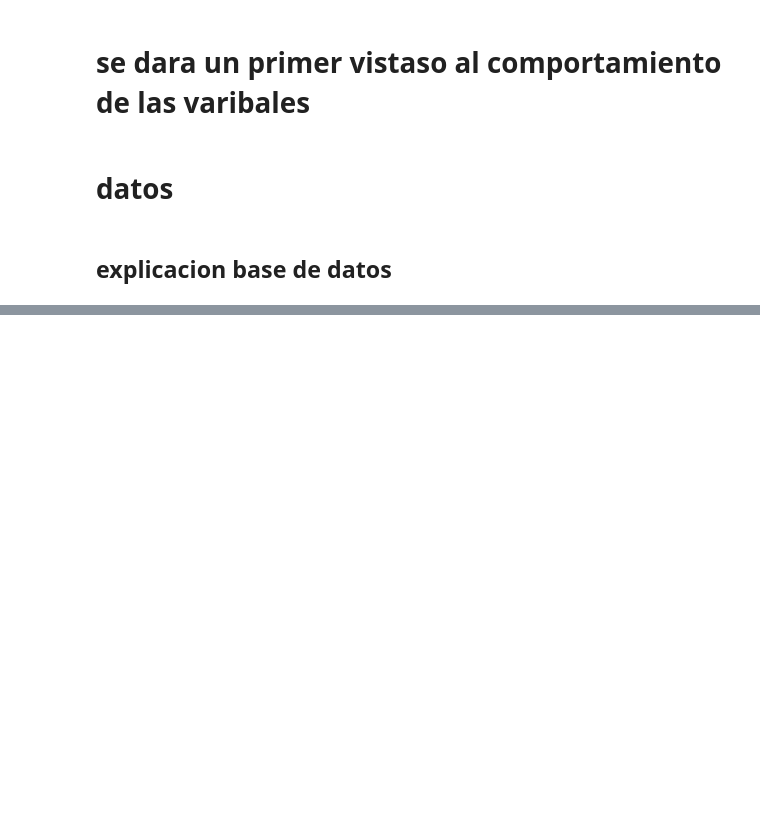
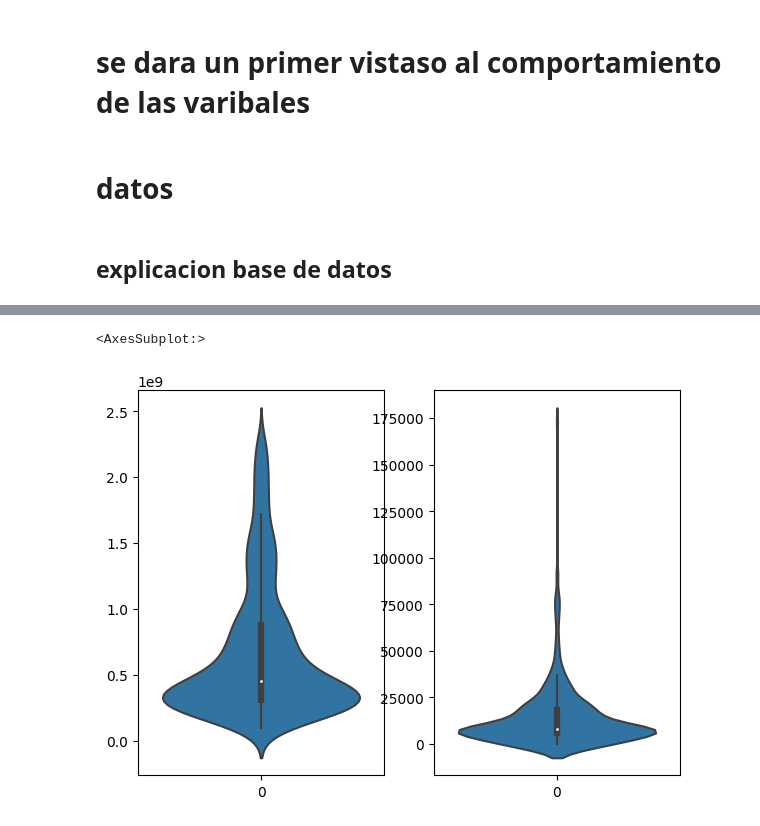
Before and after one commit to juanguzman2/Analisis-del-precio-de-las-viviendas-en-el-oriente-antioqueno, a Jupyter notebook: Script/Analisis exploratorio/1eranalisis.ipynb, the cells around one changed output, grey strips where cells are left out. Drawn from its saved outputs; the diff is of its cells as text; code cells hidden in the pictures; blank space fills up the shorter version.

```diff
--- a/Script/Analisis exploratorio/1eranalisis.ipynb
+++ b/Script/Analisis exploratorio/1eranalisis.ipynb
@@ -45,0 +156,7 @@ memory usage: 465.3+ KB
+# %%
+fig, ax = plt.subplots(ncols=2,figsize=(7,5))
+sns.violinplot(data=dfp['precio'],ax=ax[0])
+sns.violinplot(data=dfp['area'],ax=ax[1])
+# %% [output]
+<AxesSubplot:>
+[figure, added]
```
Also changed, not shown: parts of 22 cells of this notebook, 2 other files.
